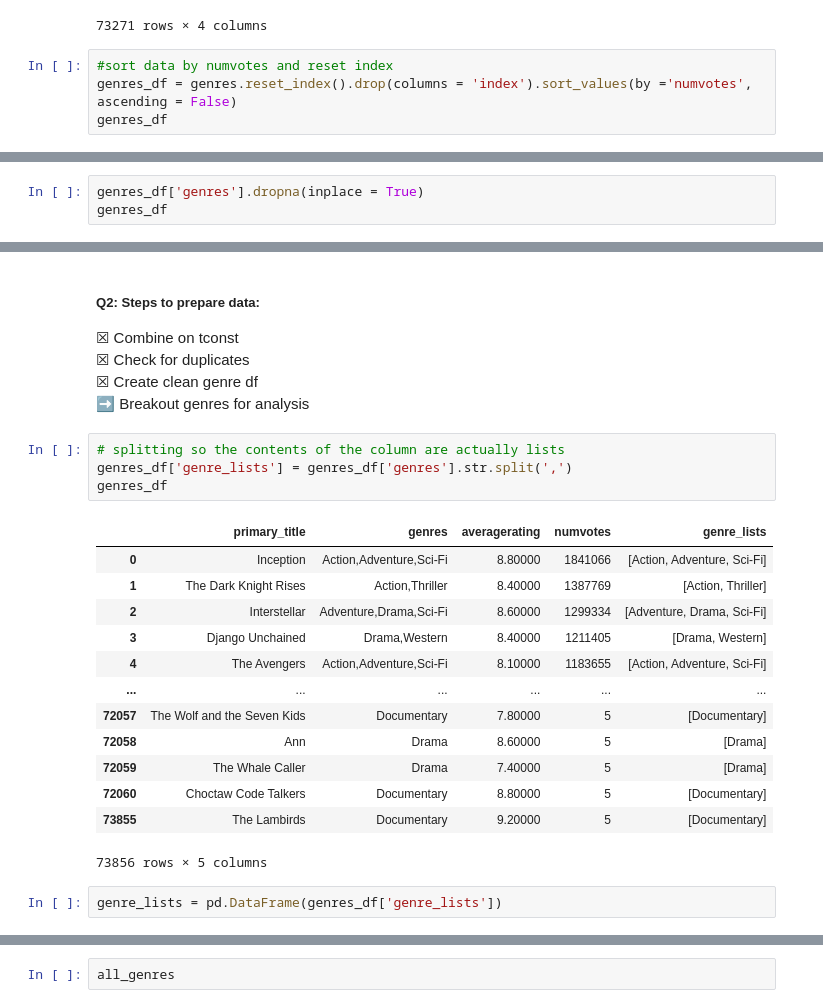
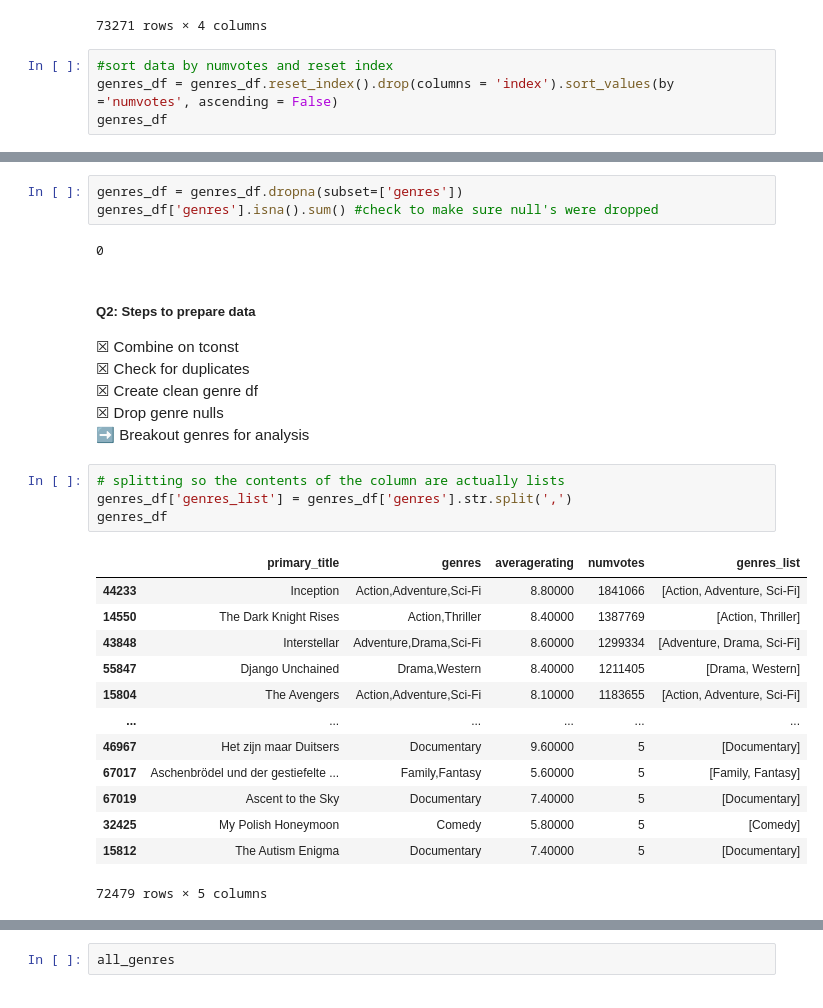
Before and after one commit to shawnjohnsamuel/microsoft-movies-analysis, a Jupyter notebook: movie-analysis.ipynb, the cells around one changed output, grey strips where cells are left out. Cells and saved outputs as stored; diff of their text form.

```diff
--- a/movie-analysis.ipynb
+++ b/movie-analysis.ipynb
@@ -446,7 +460,7 @@ genres_df
 73271 rows × 4 columns
 # %%
 #sort data by numvotes and reset index
-genres_df = genres.reset_index().drop(columns = 'index').sort_values(by ='numvotes', ascending = False)
+genres_df = genres_df.reset_index().drop(columns = 'index').sort_values(by ='numvotes', ascending = False)
 genres_df
 # %% [output]
 |  | primary_title | genres | averagerating | numvotes |
@@ -475,3 +493,0 @@ Name: genres, dtype: int64
-# %%
-genres_df['genres'].dropna(inplace = True)
-genres_df
@@ -504,26 +494,30 @@ genres_df.describe()
+# %%
+genres_df = genres_df.dropna(subset=['genres'])
+genres_df['genres'].isna().sum() #check to make sure null's were dropped
+# %% [output]
+0
 # %% [markdown]
-##### Q2: Steps to prepare data:
+##### Q2: Steps to prepare data
 ☒ Combine on tconst
 ☒ Check for duplicates
 ☒ Create clean genre df
+☒ Drop genre nulls
 ➡️ Breakout genres for analysis
 # %%
 # splitting so the contents of the column are actually lists
-genres_df['genre_lists'] = genres_df['genres'].str.split(',')
+genres_df['genres_list'] = genres_df['genres'].str.split(',')
 genres_df
 # %% [output]
-|  | primary_title | genres | averagerating | numvotes | genre_lists |
-| 0 | Inception | Action,Adventure,Sci-Fi | 8.80000 | 1841066 | [Action, Adventure, Sci-Fi] |
-| 1 | The Dark Knight Rises | Action,Thriller | 8.40000 | 1387769 | [Action, Thriller] |
-| 2 | Interstellar | Adventure,Drama,Sci-Fi | 8.60000 | 1299334 | [Adventure, Drama, Sci-Fi] |
-| 3 | Django Unchained | Drama,Western | 8.40000 | 1211405 | [Drama, Western] |
-| 4 | The Avengers | Action,Adventure,Sci-Fi | 8.10000 | 1183655 | [Action, Adventure, Sci-Fi] |
+|  | primary_title | genres | averagerating | numvotes | genres_list |
+| 44233 | Inception | Action,Adventure,Sci-Fi | 8.80000 | 1841066 | [Action, Adventure, Sci-Fi] |
+| 14550 | The Dark Knight Rises | Action,Thriller | 8.40000 | 1387769 | [Action, Thriller] |
+| 43848 | Interstellar | Adventure,Drama,Sci-Fi | 8.60000 | 1299334 | [Adventure, Drama, Sci-Fi] |
+| 55847 | Django Unchained | Drama,Western | 8.40000 | 1211405 | [Drama, Western] |
+| 15804 | The Avengers | Action,Adventure,Sci-Fi | 8.10000 | 1183655 | [Action, Adventure, Sci-Fi] |
 | ... | ... | ... | ... | ... | ... |
-| 72057 | The Wolf and the Seven Kids | Documentary | 7.80000 | 5 | [Documentary] |
-| 72058 | Ann | Drama | 8.60000 | 5 | [Drama] |
-| 72059 | The Whale Caller | Drama | 7.40000 | 5 | [Drama] |
-| 72060 | Choctaw Code Talkers | Documentary | 8.80000 | 5 | [Documentary] |
-| 73855 | The Lambirds | Documentary | 9.20000 | 5 | [Documentary] |
+| 46967 | Het zijn maar Duitsers | Documentary | 9.60000 | 5 | [Documentary] |
+| 67017 | Aschenbrödel und der gestiefelte ... | Family,Fantasy | 5.60000 | 5 | [Family, Fantasy] |
+| 67019 | Ascent to the Sky | Documentary | 7.40000 | 5 | [Documentary] |
+| 32425 | My Polish Honeymoon | Comedy | 5.80000 | 5 | [Comedy] |
+| 15812 | The Autism Enigma | Documentary | 7.40000 | 5 | [Documentary] |
-73856 rows × 5 columns
+72479 rows × 5 columns
-# %%
-genre_lists = pd.DataFrame(genres_df['genre_lists'])
```
Also changed, not shown: parts of 82 cells of this notebook.
